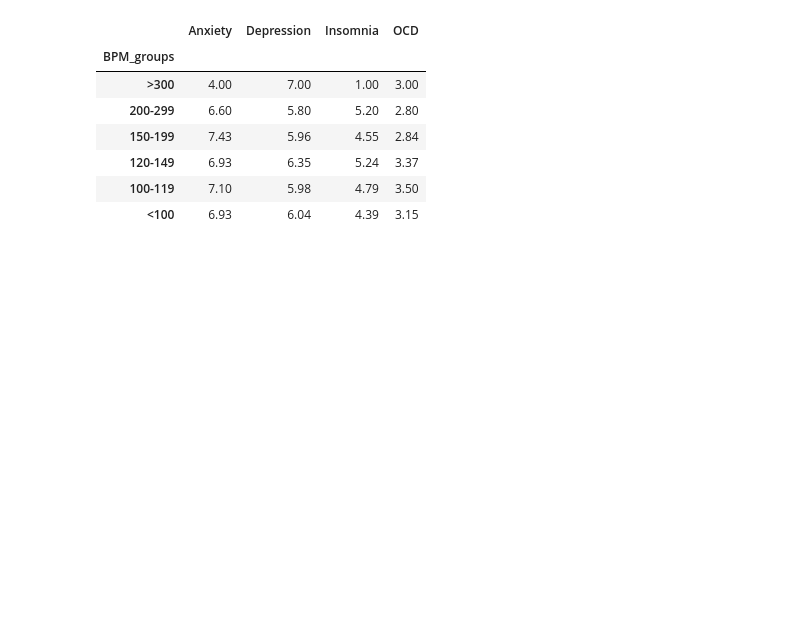
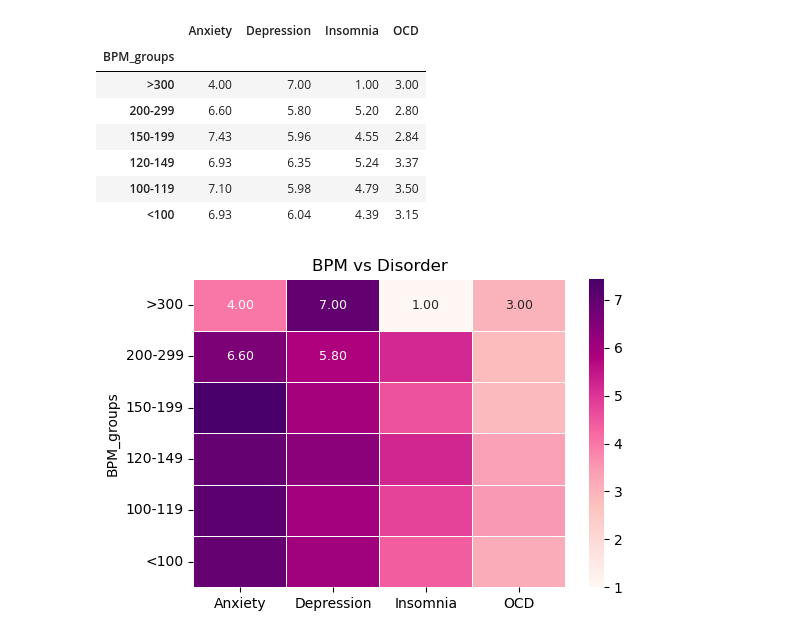
Before and after one commit to TheWizler/project1_group_10, a Jupyter notebook: Sarah's_work/Q3.ipynb, the cells around one changed output. Drawn from its saved outputs; the diff is of its cells as text; code cells hidden in the pictures; blank space fills up the shorter version.

```diff
--- a/Sarah's_work/Q3.ipynb
+++ b/Sarah's_work/Q3.ipynb
@@ -827,11 +827,12 @@ BPM_means
 # %%
 plt.figure(figsize=(6, 4))
 
-sns.heatmap(BPM_means, annot=True, fmt=".2f", cmap="RdPu")
-plt.gca().invert_yaxis()
+sns.heatmap(BPM_means, annot=True, annot_kws={"size": 9}, fmt=".2f", cmap="RdPu", linewidths=.5)
 plt.title("BPM vs Disorder")
 plt.savefig("Images/BPM_vs_disorder.png")
-plt.show
+plt.show()
+# %% [output]
+[figure, added]
 # %%
 BPM_means_2 = BPM_means.reset_index()
 x = BPM_means_2.Anxiety
```
Also changed, not shown: parts of 23 cells of this notebook, 6 other files.
